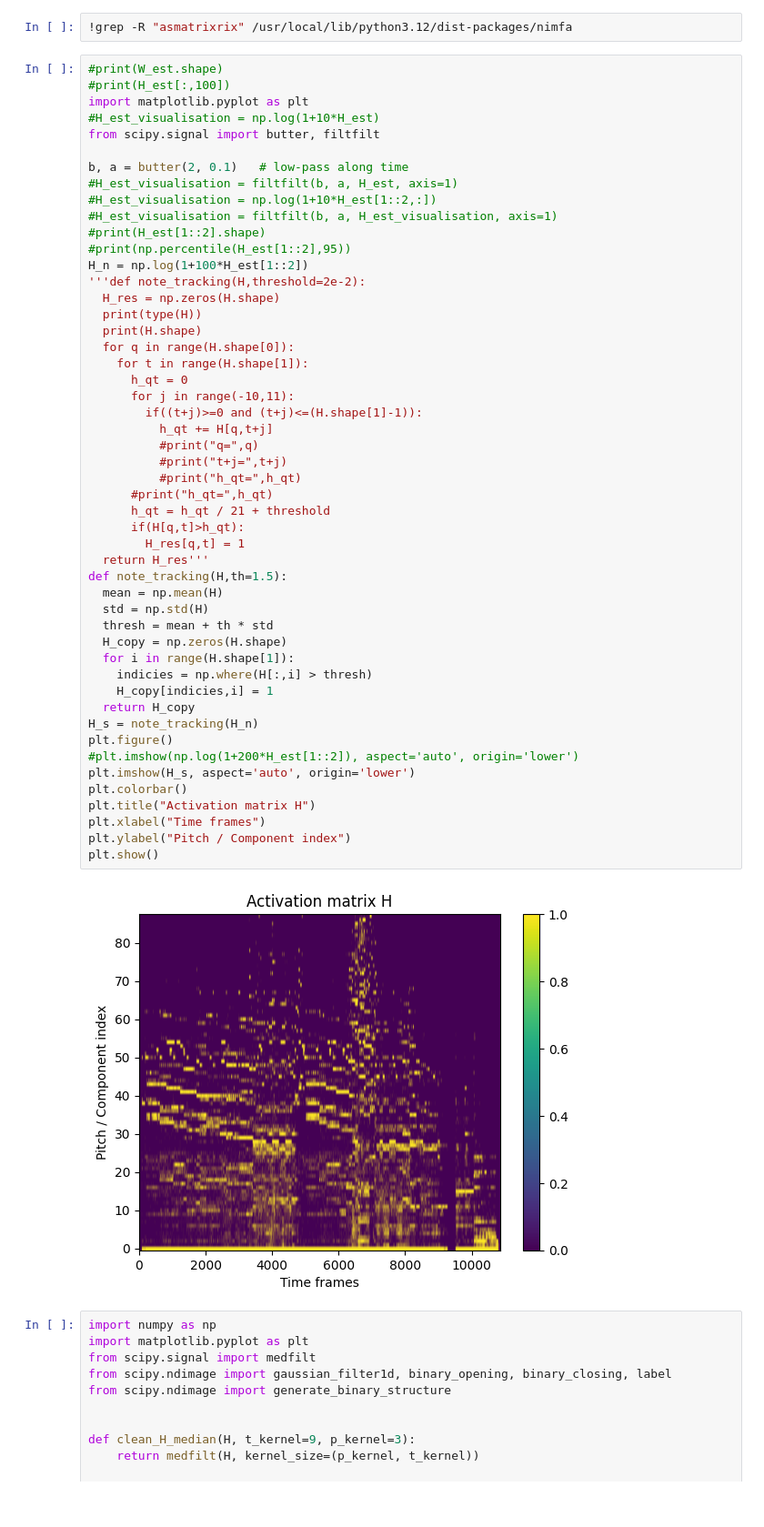
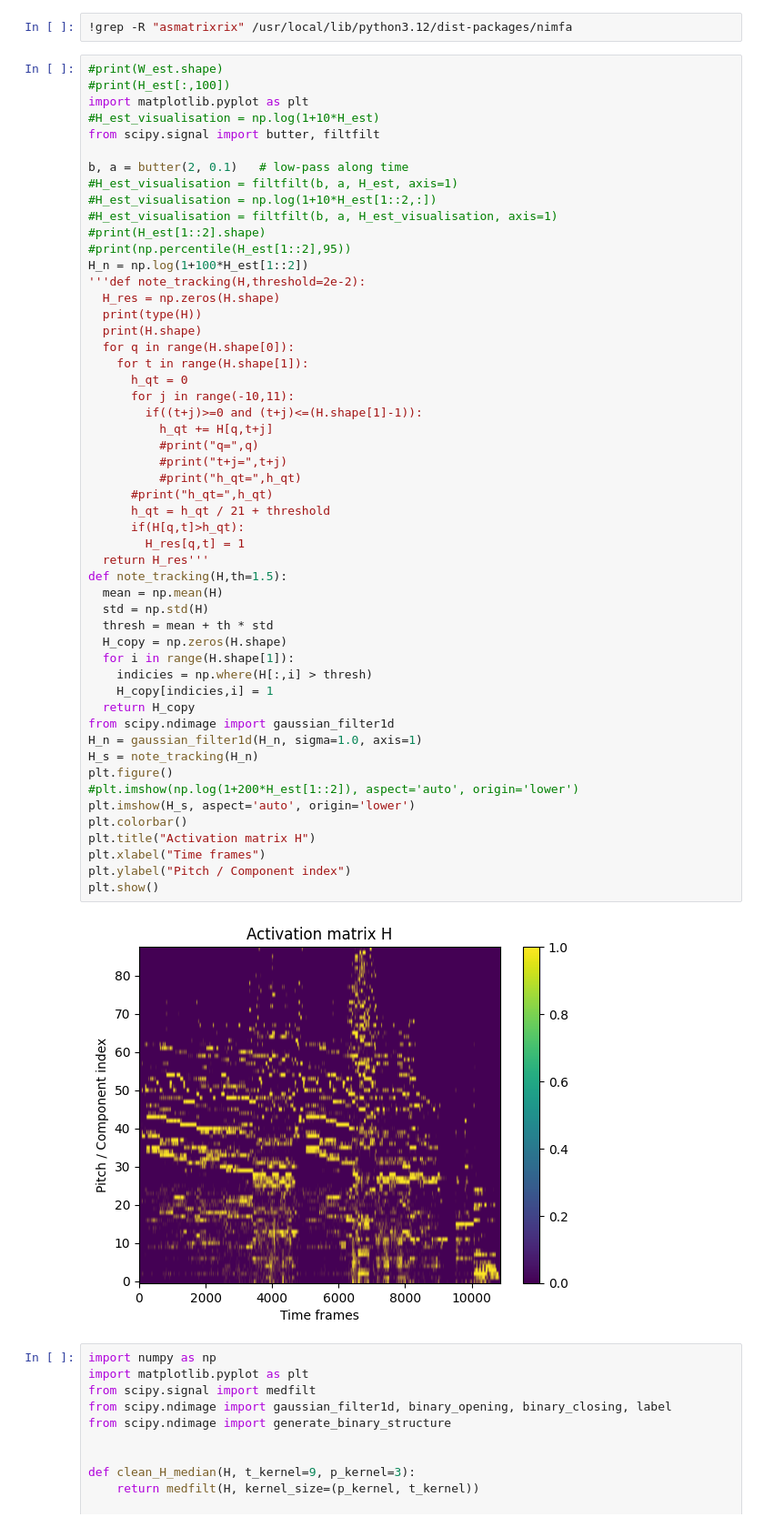
Before and after one commit to bierml/NMFforAMT, a Jupyter notebook: upgrade/Music_Transcribing[NMF].ipynb, the cells around one changed output. Shown at 91% size. Drawn from its saved outputs; the diff is of its cells as text.

Commit message:
Gaussian filter added
Fixed A0-always-on problem
Not evaluated on transcription accuracy, so this fix should be studied further

```diff
--- a/upgrade/Music_Transcribing[NMF].ipynb
+++ b/upgrade/Music_Transcribing[NMF].ipynb
@@ -179,34 +179,36 @@ H_n = np.log(1+100*H_est[1::2])
       for j in range(-10,11):
         if((t+j)>=0 and (t+j)<=(H.shape[1]-1)):
           h_qt += H[q,t+j]
           #print("q=",q)
           #print("t+j=",t+j)
           #print("h_qt=",h_qt)
       #print("h_qt=",h_qt)
       h_qt = h_qt / 21 + threshold
       if(H[q,t]>h_qt):
         H_res[q,t] = 1
   return H_res'''
 def note_tracking(H,th=1.5):
   mean = np.mean(H)
   std = np.std(H)
   thresh = mean + th * std
   H_copy = np.zeros(H.shape)
   for i in range(H.shape[1]):
     indicies = np.where(H[:,i] > thresh)
     H_copy[indicies,i] = 1
   return H_copy
+from scipy.ndimage import gaussian_filter1d
+H_n = gaussian_filter1d(H_n, sigma=1.0, axis=1)
 H_s = note_tracking(H_n)
 plt.figure()
 #plt.imshow(np.log(1+200*H_est[1::2]), aspect='auto', origin='lower')
 plt.imshow(H_s, aspect='auto', origin='lower')
 plt.colorbar()
 plt.title("Activation matrix H")
 plt.xlabel("Time frames")
 plt.ylabel("Pitch / Component index")
 plt.show()
 # %% [output]
-[figure, old version]
+[figure, new version]
 # %%
 import numpy as np
 import matplotlib.pyplot as plt
```
Also changed, not shown: 1 other file.
